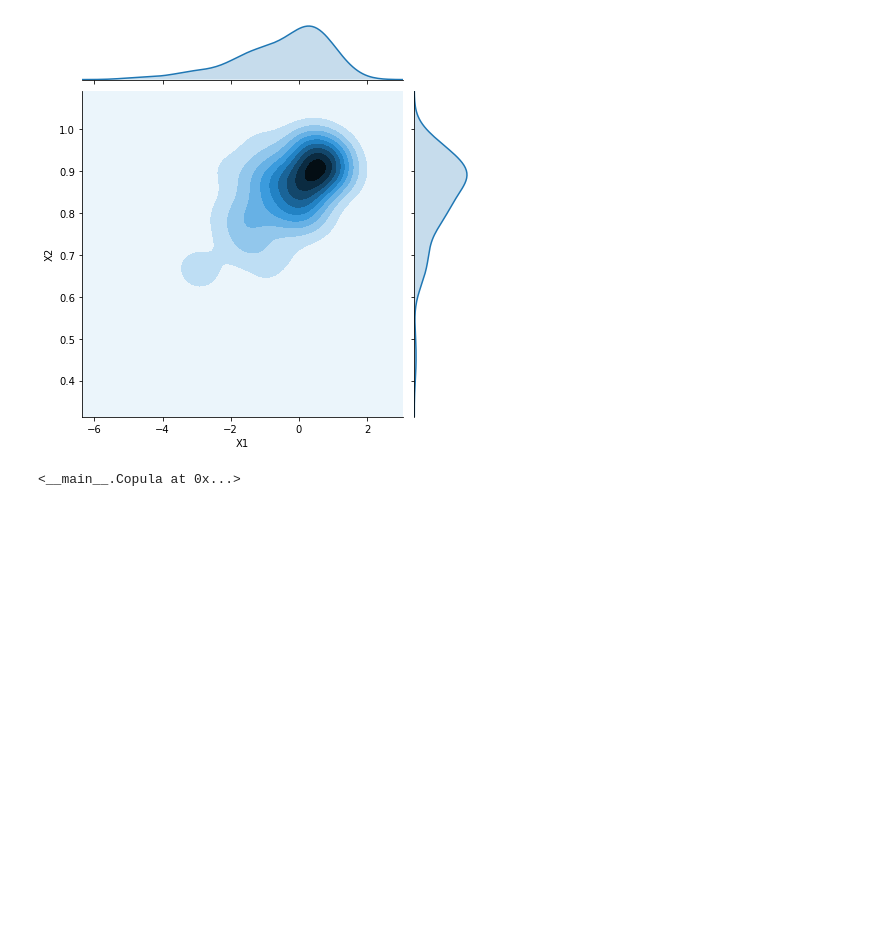
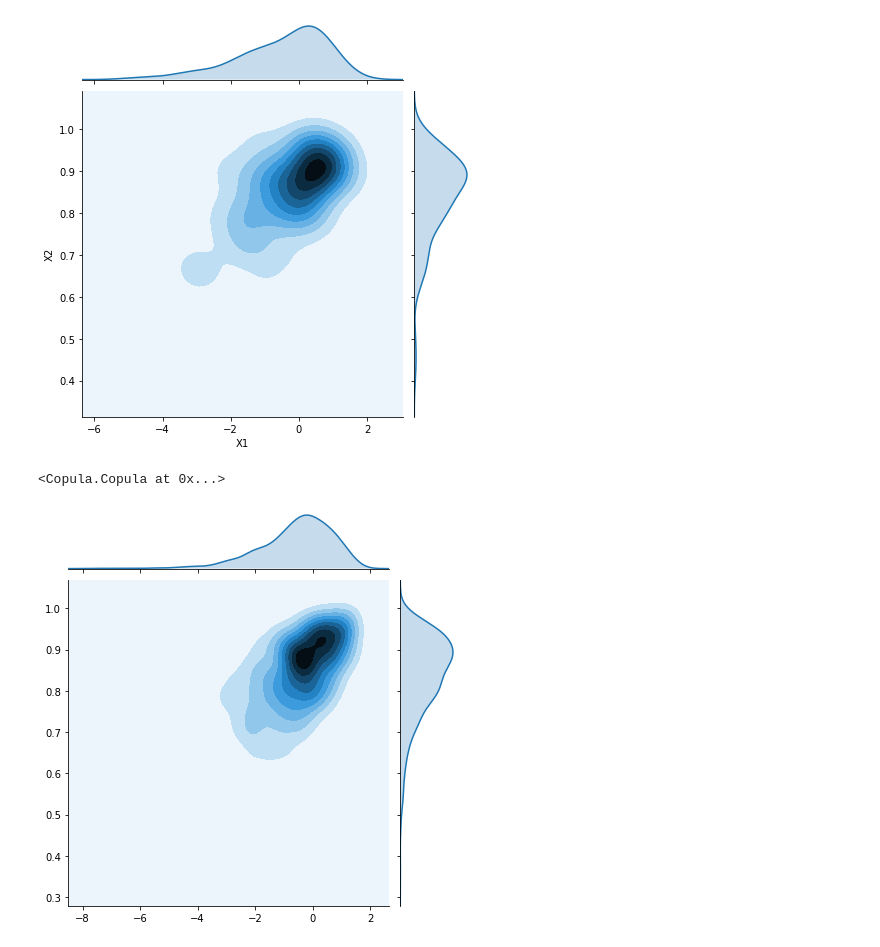
Before and after one commit to mynameisvinn/SynthPop, a Jupyter notebook: Example.ipynb, the cells around one changed output. Saved outputs shown, nothing was run; the diff lists cells and outputs as text; code cells hidden in the pictures; blank space fills up the shorter version.

```diff
--- a/Example.ipynb
+++ b/Example.ipynb
@@ -75,10 +18,12 @@ class Copula(object):
 # %%
 Generator = Copula()
 # %%
-Generator.fit(X)
+Generator.fit(data)
 # %% [output]
-<__main__.Copula at 0x...>
+<Copula.Copula at 0x...>
 # %%
-A, B = Generator.sample(1000)
+x1, x2 = Generator.sample(1000)  # generate synthetic samples
 # %%
-sns.jointplot(A, B, kind='kde', stat_func=None);
+sns.jointplot(x1, x2, kind='kde', stat_func=None);
+# %% [output]
+[figure, added]
```
Also changed, not shown: parts of 3 cells of this notebook, 3 other files.
